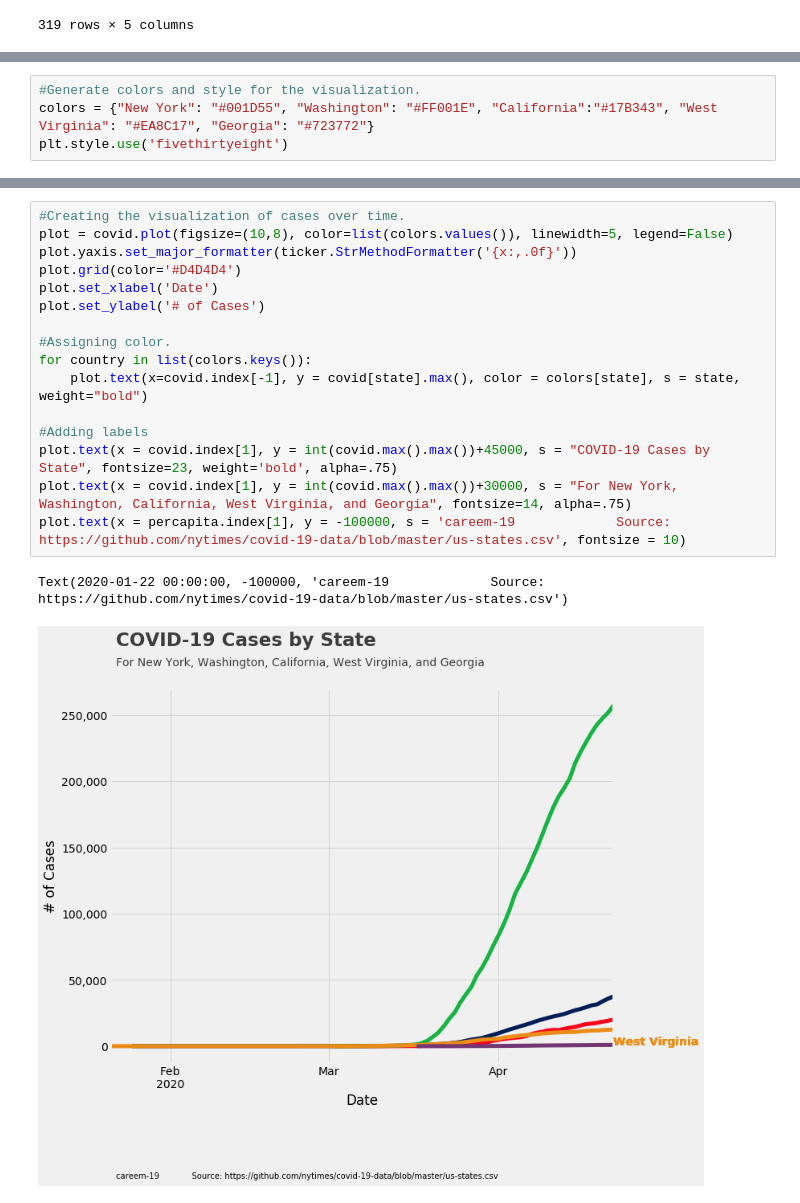
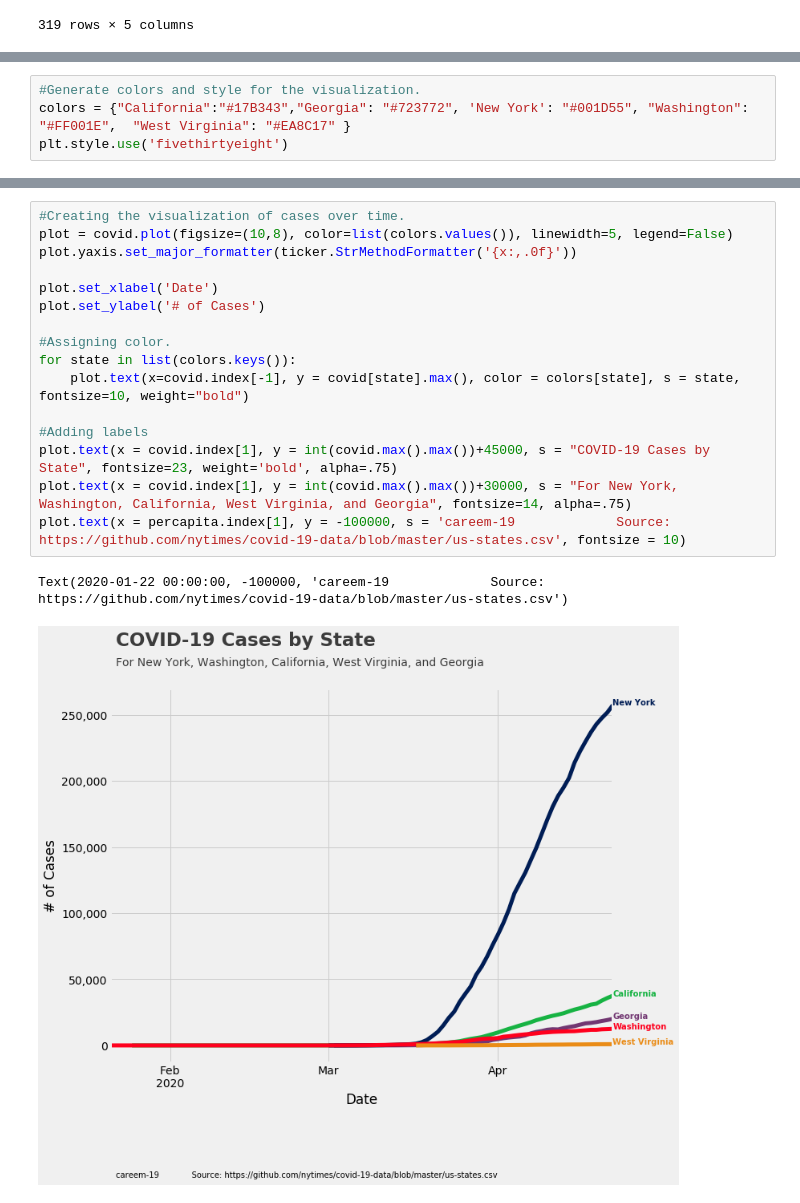
Before and after one commit to Cat-exe/careem-19, a Jupyter notebook: analysis.ipynb, the cells around one changed output, grey strips where cells are left out. Saved outputs shown, nothing was run; the diff lists cells and outputs as text.

Commit message:
Fixed mixmatched colors.

```diff
--- a/analysis.ipynb
+++ b/analysis.ipynb
@@ -46,4 +49,4 @@ for state in list(percapita.columns):
 # %%
 #Generate colors and style for the visualization.
-colors = {"New York": "#001D55", "Washington": "#FF001E", "California":"#17B343", "West Virginia": "#EA8C17", "Georgia": "#723772"}
+colors = {"California":"#17B343","Georgia": "#723772", 'New York': "#001D55", "Washington": "#FF001E",  "West Virginia": "#EA8C17" }
 plt.style.use('fivethirtyeight')
@@ -50,19 +70,19 @@ plt.style.use('fivethirtyeight')
 # %%
 #Creating the visualization of cases over time.
 plot = covid.plot(figsize=(10,8), color=list(colors.values()), linewidth=5, legend=False)
 plot.yaxis.set_major_formatter(ticker.StrMethodFormatter('{x:,.0f}'))
-plot.grid(color='#D4D4D4')
+
 plot.set_xlabel('Date')
 plot.set_ylabel('# of Cases')
 
 #Assigning color.
-for country in list(colors.keys()):
-    plot.text(x=covid.index[-1], y = covid[state].max(), color = colors[state], s = state, weight="bold")
+for state in list(colors.keys()):
+    plot.text(x=covid.index[-1], y = covid[state].max(), color = colors[state], s = state, fontsize=10, weight="bold")
 
 #Adding labels
 plot.text(x = covid.index[1], y = int(covid.max().max())+45000, s = "COVID-19 Cases by State", fontsize=23, weight='bold', alpha=.75)
 plot.text(x = covid.index[1], y = int(covid.max().max())+30000, s = "For New York, Washington, California, West Virginia, and Georgia", fontsize=14, alpha=.75)
 plot.text(x = percapita.index[1], y = -100000, s = 'careem-19             Source: https://github.com/nytimes/covid-19-data/blob/master/us-states.csv', fontsize = 10)
 # %% [output]
 Text(2020-01-22 00:00:00, -100000, 'careem-19             Source: https://github.com/nytimes/covid-19-data/blob/master/us-states.csv')
-[figure, old version]
+[figure, new version]
```
Also changed, not shown: parts of 2 cells of this notebook.
